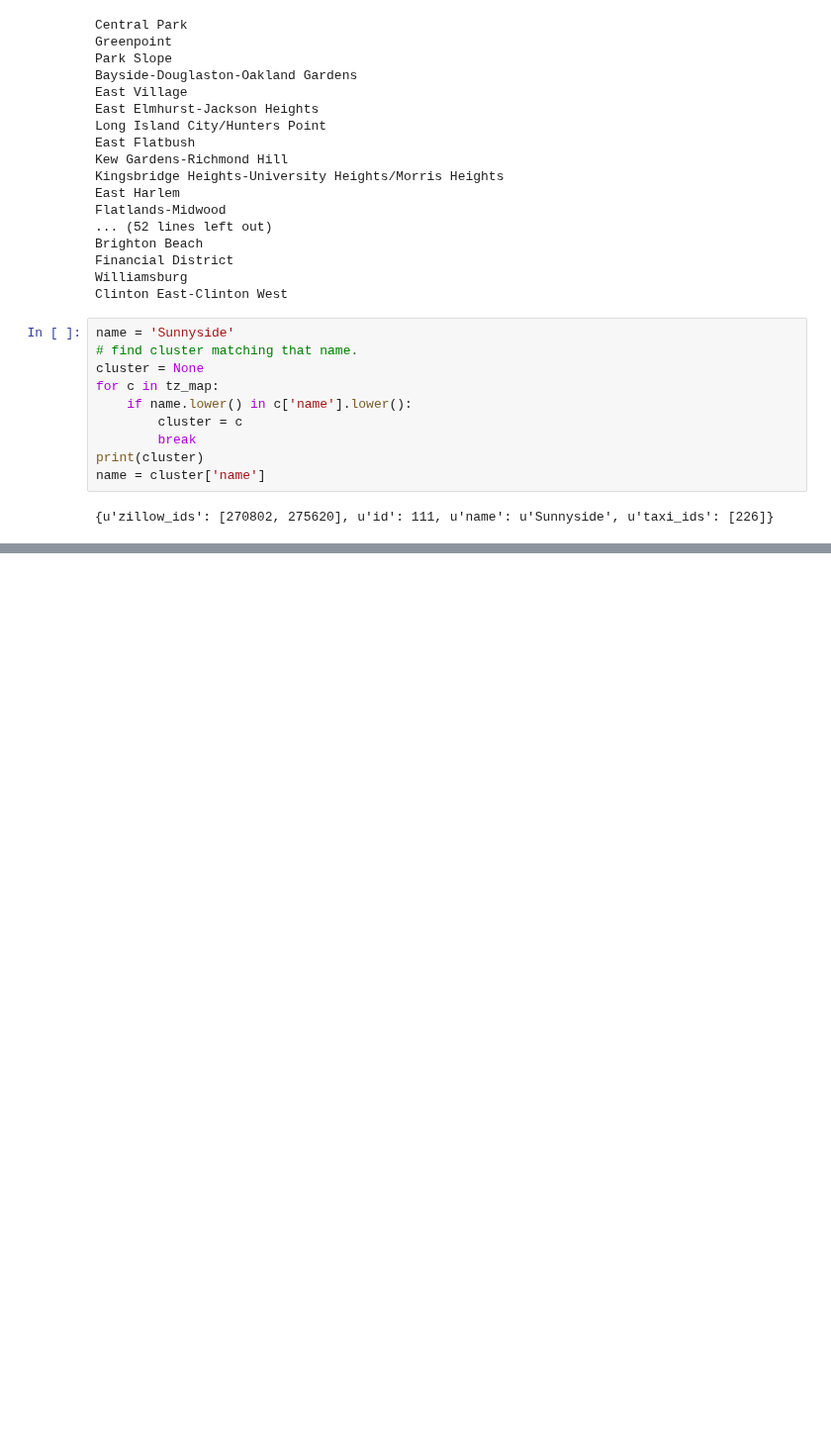
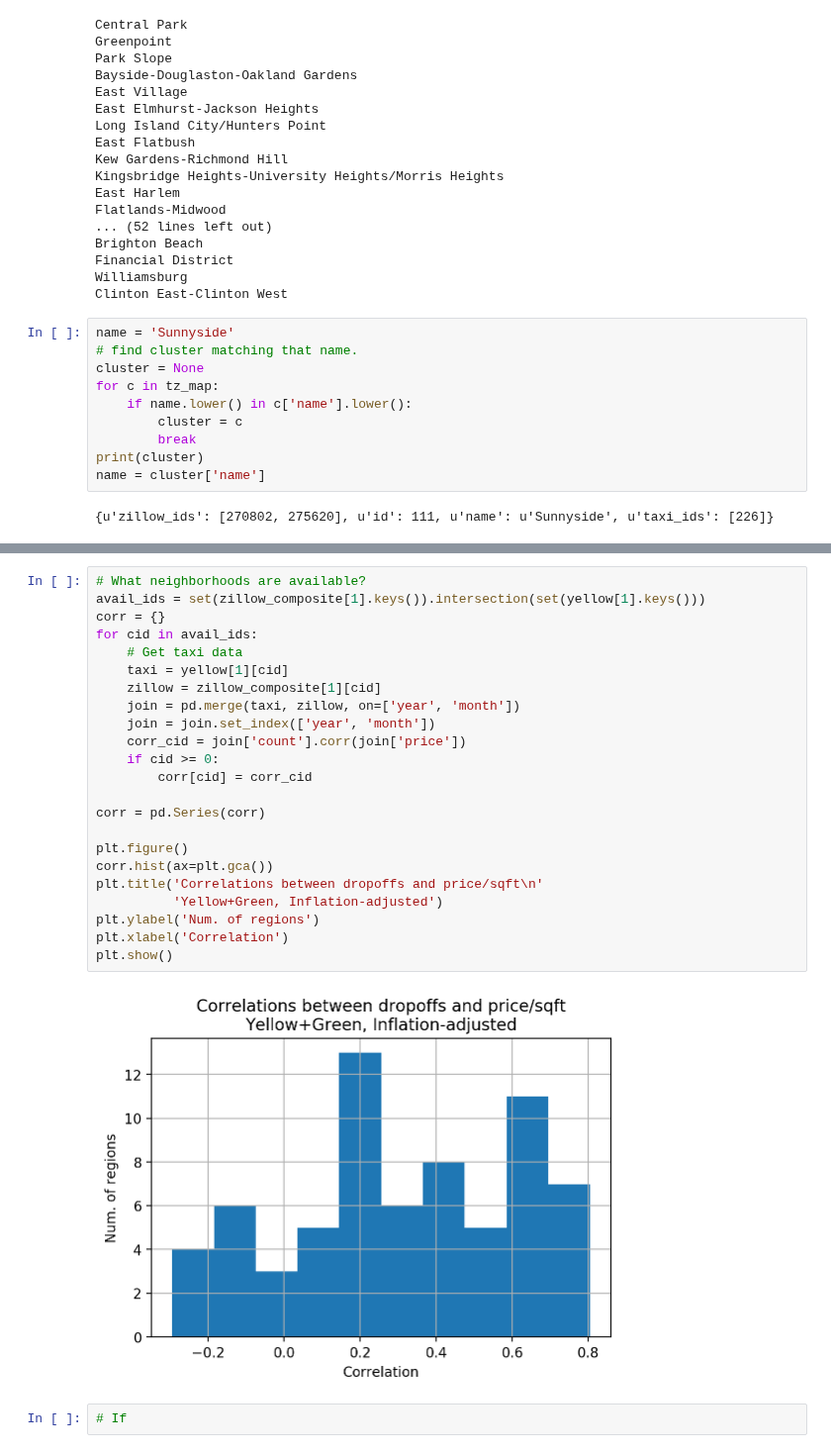
Before and after one commit to ds1004-sp17/ds1004, a Jupyter notebook: deliverable2/rent_hypothesis.ipynb, the cells around one changed output, grey strips where cells are left out. Shown at 99% size. Saved outputs shown, nothing was run; the diff lists cells and outputs as text; blank space fills up the shorter version.

```diff
--- a/deliverable2/rent_hypothesis.ipynb
+++ b/deliverable2/rent_hypothesis.ipynb
@@ -399,0 +324,27 @@ plt.show()
+# %%
+# What neighborhoods are available?
+avail_ids = set(zillow_composite[1].keys()).intersection(set(yellow[1].keys()))
+corr = {}
+for cid in avail_ids:
+    # Get taxi data
+    taxi = yellow[1][cid]
+    zillow = zillow_composite[1][cid]
+    join = pd.merge(taxi, zillow, on=['year', 'month'])
+    join = join.set_index(['year', 'month'])
+    corr_cid = join['count'].corr(join['price'])
+    if cid >= 0:
+        corr[cid] = corr_cid
+
+corr = pd.Series(corr)
+
+plt.figure()
+corr.hist(ax=plt.gca())
+plt.title('Correlations between dropoffs and price/sqft\n'
+          'Yellow+Green, Inflation-adjusted')
+plt.ylabel('Num. of regions')
+plt.xlabel('Correlation')
+plt.show()
+# %% [output]
+[figure, added]
+# %%
+# If
```
Also changed, not shown: parts of 25 cells of this notebook.
